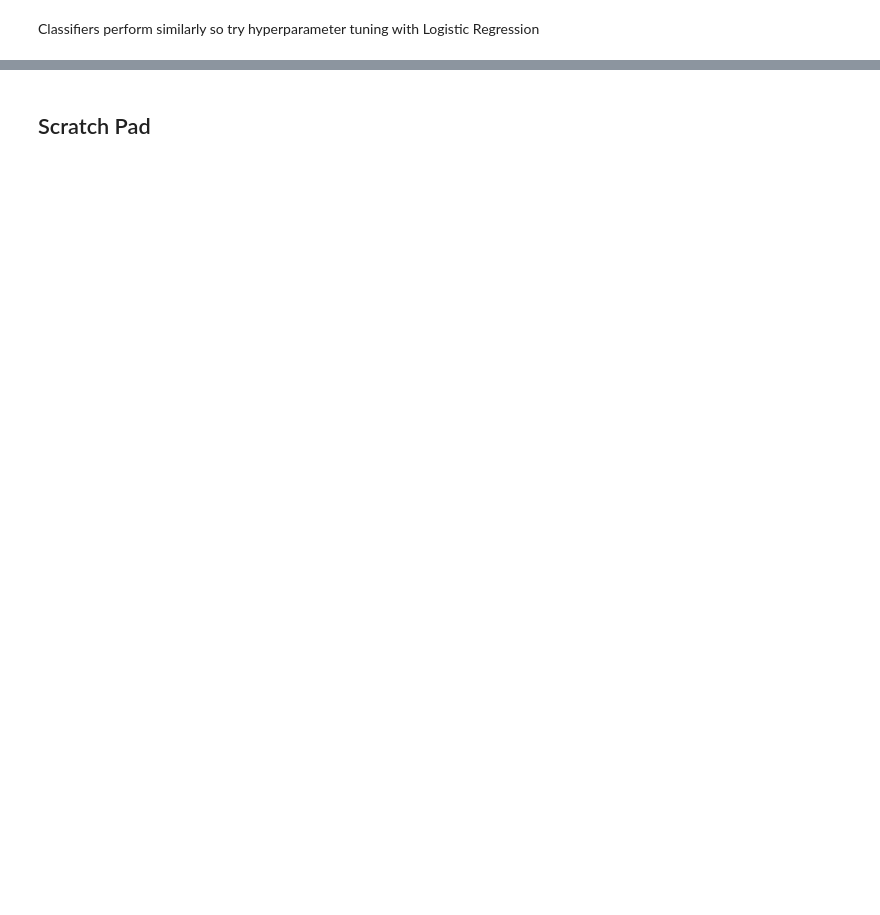
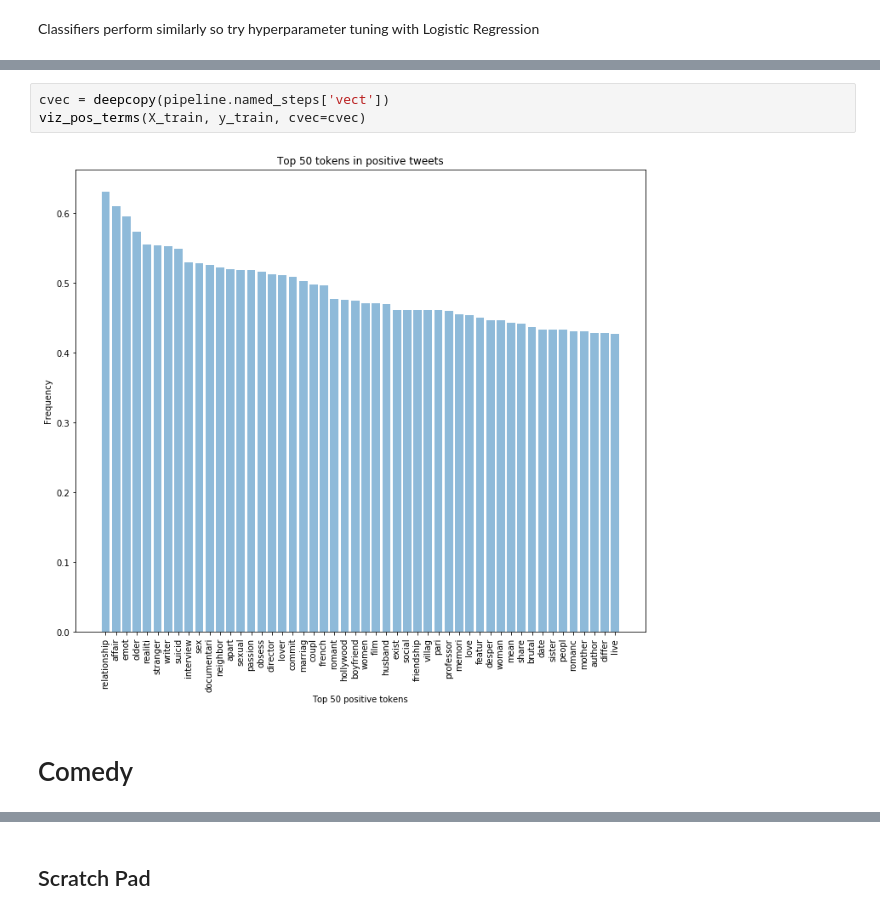
Before and after one commit to Darrkong/movie_poster_analysis, a Jupyter notebook: Movie_overview_analysis.ipynb, the cells around one changed output, grey strips where cells are left out. Cells and saved outputs as stored; diff of their text form; blank space fills up the shorter version.

```diff
--- a/Movie_overview_analysis.ipynb
+++ b/Movie_overview_analysis.ipynb
@@ -571,0 +722,7 @@ plt.show()
+# %%
+cvec = deepcopy(pipeline.named_steps['vect'])
+viz_pos_terms(X_train, y_train, cvec=cvec)
+# %% [output]
+[figure, added]
+# %% [markdown]
+# Comedy
```
Also changed, not shown: parts of 68 cells of this notebook.
